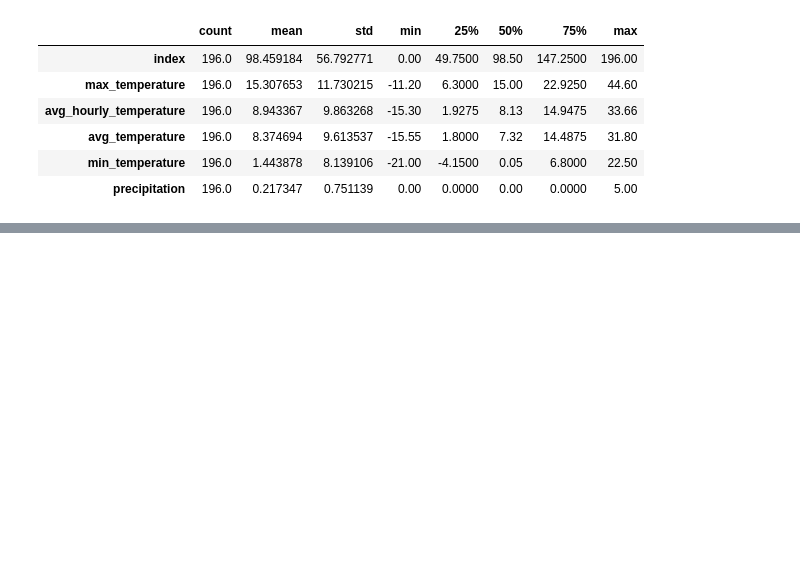
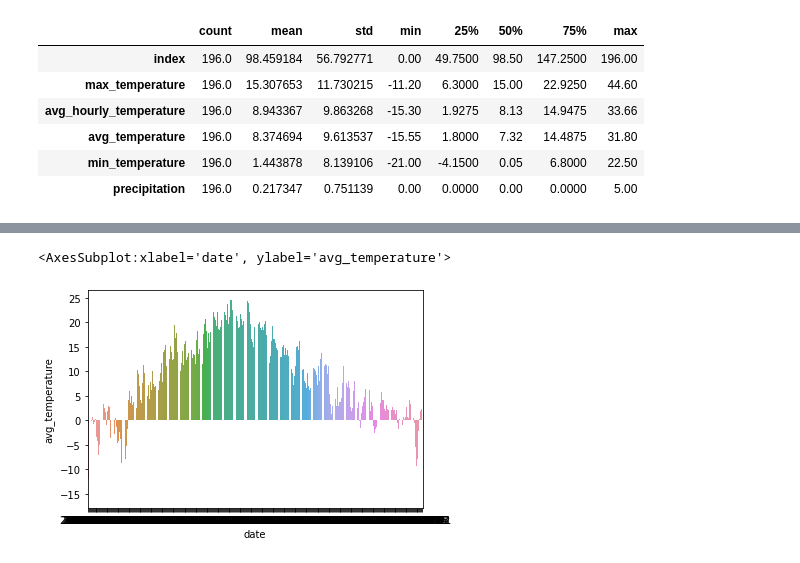
Before and after one commit to data301-2021-summer2/project-group38-project, a Jupyter notebook: analysis/Untitled.ipynb, the cells around one changed output, grey strips where cells are left out. Saved outputs shown, nothing was run; the diff lists cells and outputs as text; code cells hidden in the pictures; blank space fills up the shorter version.

```diff
--- a/analysis/Untitled.ipynb
+++ b/analysis/Untitled.ipynb
@@ -438,0 +355,7 @@ As seen in the plot on line 151, average temperatures appear to remain relativel
+# %%
+%matplotlib inline
+bp2010 = sns.barplot(x= df2010["date"], y= df2010["avg_temperature"], data= df2010, label="2010 Average Teperatures")
+bp2010
+# %% [output]
+<AxesSubplot:xlabel='date', ylabel='avg_temperature'>
+[figure, added]
```
Also changed, not shown: parts of 27 cells of this notebook, 2 other files.
